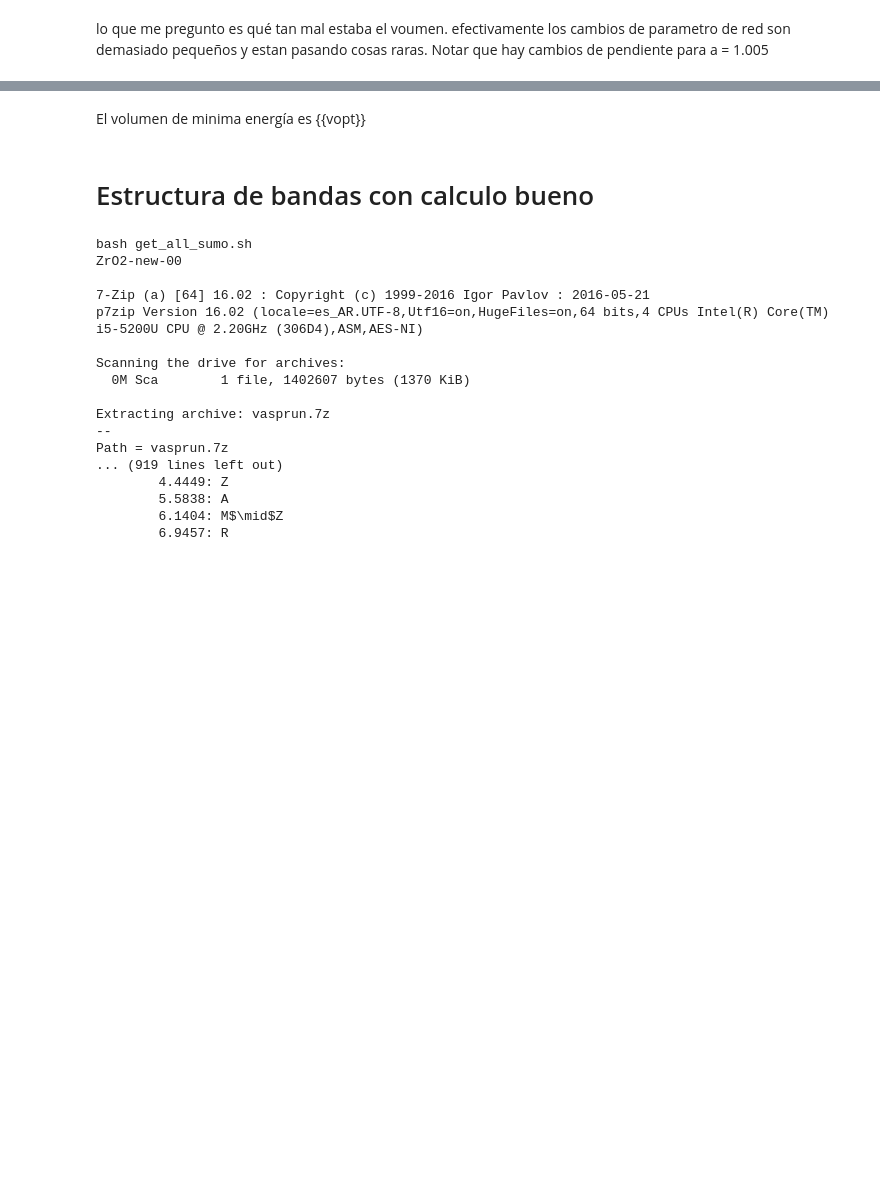
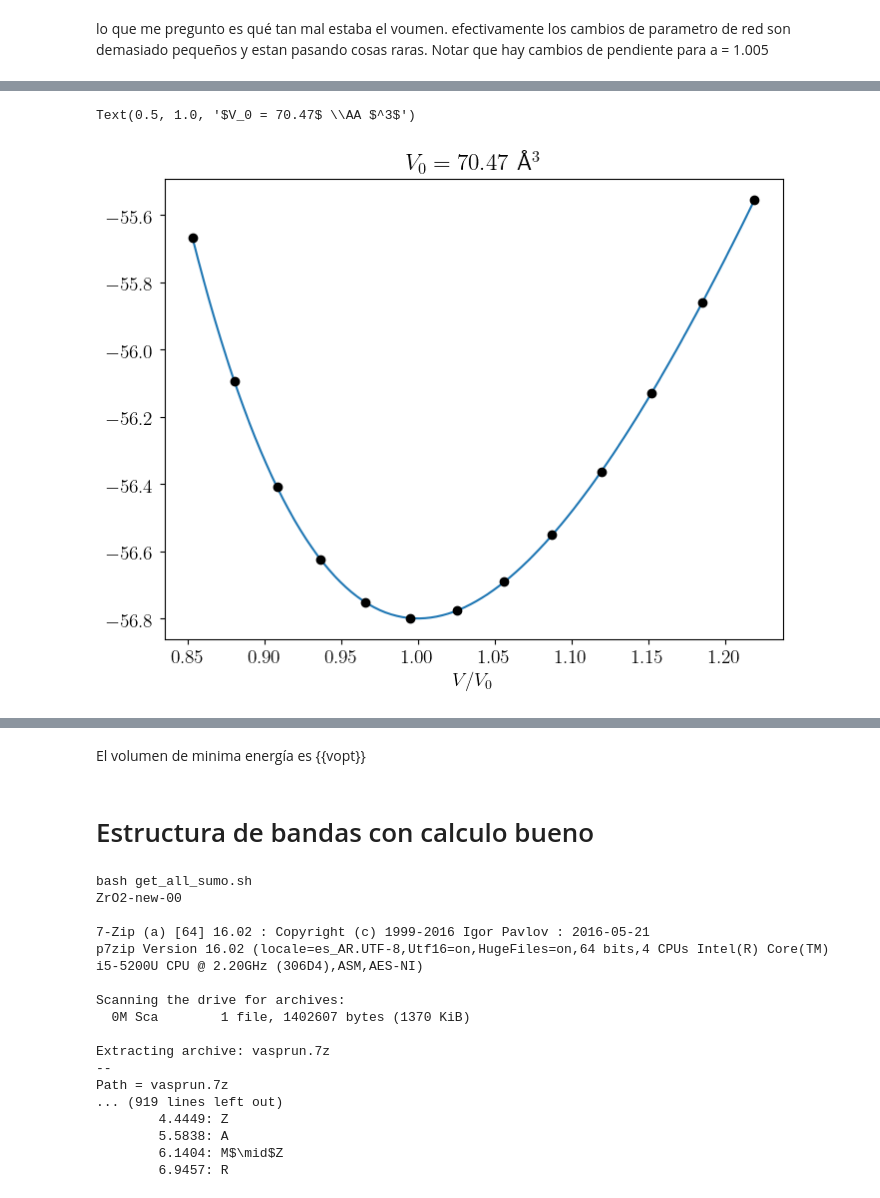
Before and after one commit to mdforti/ZrO2-Notebooks, a Jupyter notebook: ZrO2_Mass_Vs_Vol-Copy1.ipynb, the cells around one changed output, grey strips where cells are left out. Cells and saved outputs as stored; diff of their text form; code cells hidden in the pictures; blank space fills up the shorter version.

Commit message:
fitted birch murnaghan

```diff
--- a/ZrO2_Mass_Vs_Vol-Copy1.ipynb
+++ b/ZrO2_Mass_Vs_Vol-Copy1.ipynb
@@ -56,0 +75,6 @@ plt.savefig('datavol.pdf')
+# %%
+BMZO = BirchMurnaghan(datavol['Vol'],datavol['Evsk5'])
+# %%
+BMZO.fit()
+# %%
+Vs = np.linspace(datavol['Vol'].min(), datavol['Vol'].max(),100)
@@ -56,0 +98,8 @@ plt.savefig('datavol.pdf')
+# %%
+plt.plot(Vs/BMZO.v0, BMZO.func(Vs), label='EOS fit')
+plt.plot(datavol['Vol']/BMZO.v0, datavol['Evsk5'],'ok',label='DFT results')
+plt.xlabel(r'$V/V_0$')
+plt.title('$V_0 = {:.2f}$ \\AA $^3$'.format(BMZO.v0))
+# %% [output]
+Text(0.5, 1.0, '$V_0 = 70.47$ \\AA $^3$')
+[figure, added]
```
Also changed, not shown: parts of 9 cells of this notebook, 3 other files.
